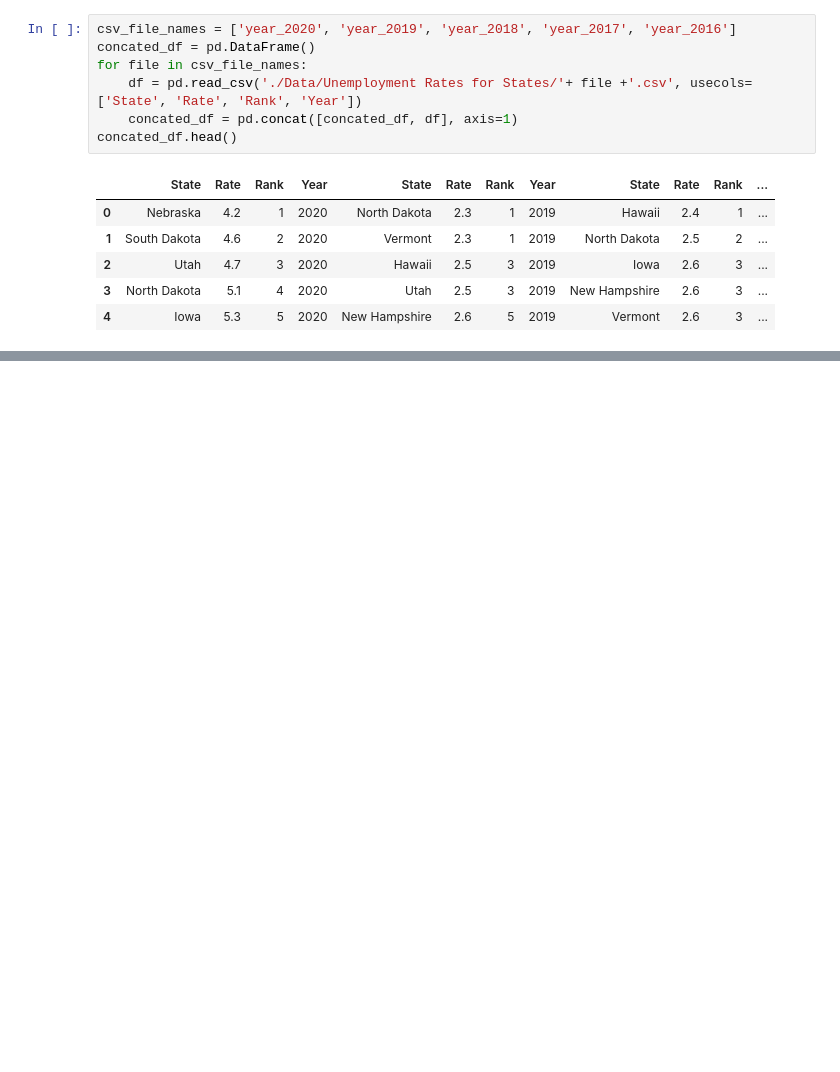
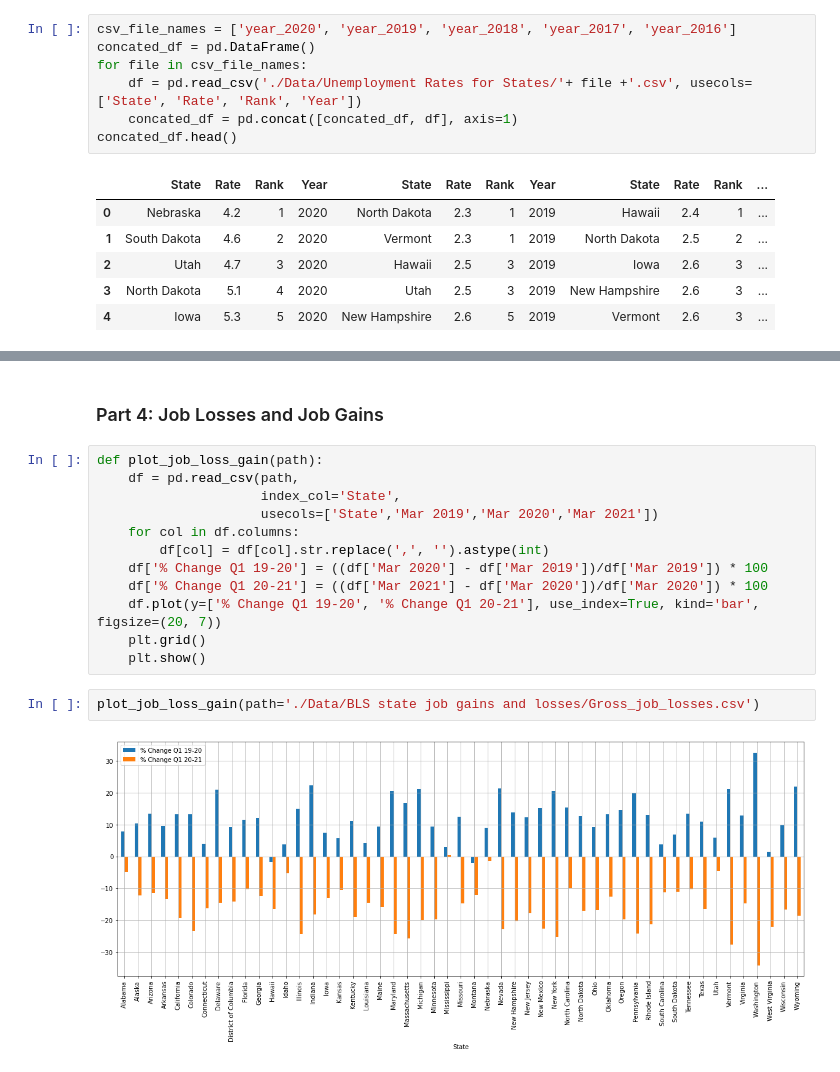
Before and after one commit to Ankita-Khiratkar/2021Fall_finals, a Jupyter notebook: Final_Project.ipynb, the cells around one changed output, grey strips where cells are left out. Saved outputs shown, nothing was run; the diff lists cells and outputs as text; blank space fills up the shorter version.

```diff
--- a/Final_Project.ipynb
+++ b/Final_Project.ipynb
@@ -87,0 +90,18 @@ concated_df.boxplot(column=['Rate'])
+# %% [markdown]
+### Part 4: Job Losses and Job Gains
+# %%
+def plot_job_loss_gain(path):
+    df = pd.read_csv(path,
+                     index_col='State',
+                     usecols=['State','Mar 2019','Mar 2020','Mar 2021'])
+    for col in df.columns:
+        df[col] = df[col].str.replace(',', '').astype(int)
+    df['% Change Q1 19-20'] = ((df['Mar 2020'] - df['Mar 2019'])/df['Mar 2019']) * 100
+    df['% Change Q1 20-21'] = ((df['Mar 2021'] - df['Mar 2020'])/df['Mar 2020']) * 100
+    df.plot(y=['% Change Q1 19-20', '% Change Q1 20-21'], use_index=True, kind='bar', figsize=(20, 7))
+    plt.grid()
+    plt.show()
+# %%
+plot_job_loss_gain(path='./Data/BLS state job gains and losses/Gross_job_losses.csv')
+# %% [output]
+[figure, added]
```
Also changed, not shown: parts of 15 cells of this notebook, 4 other files.
